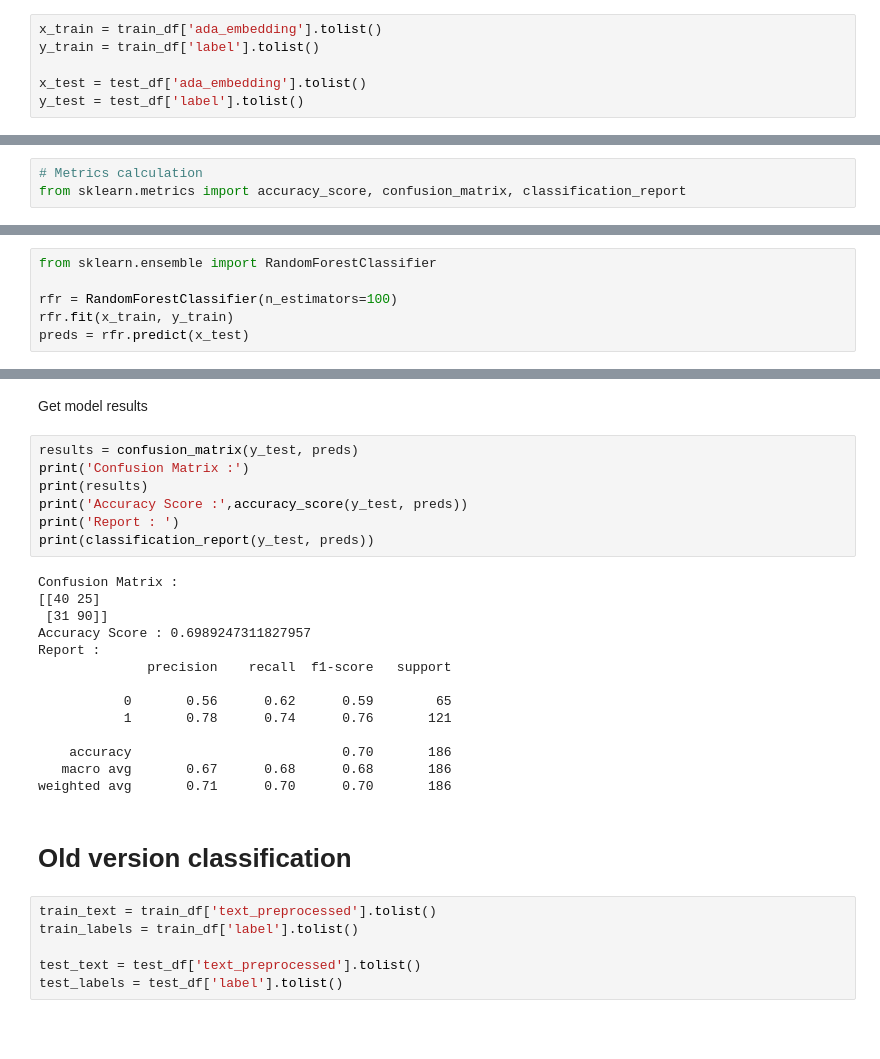
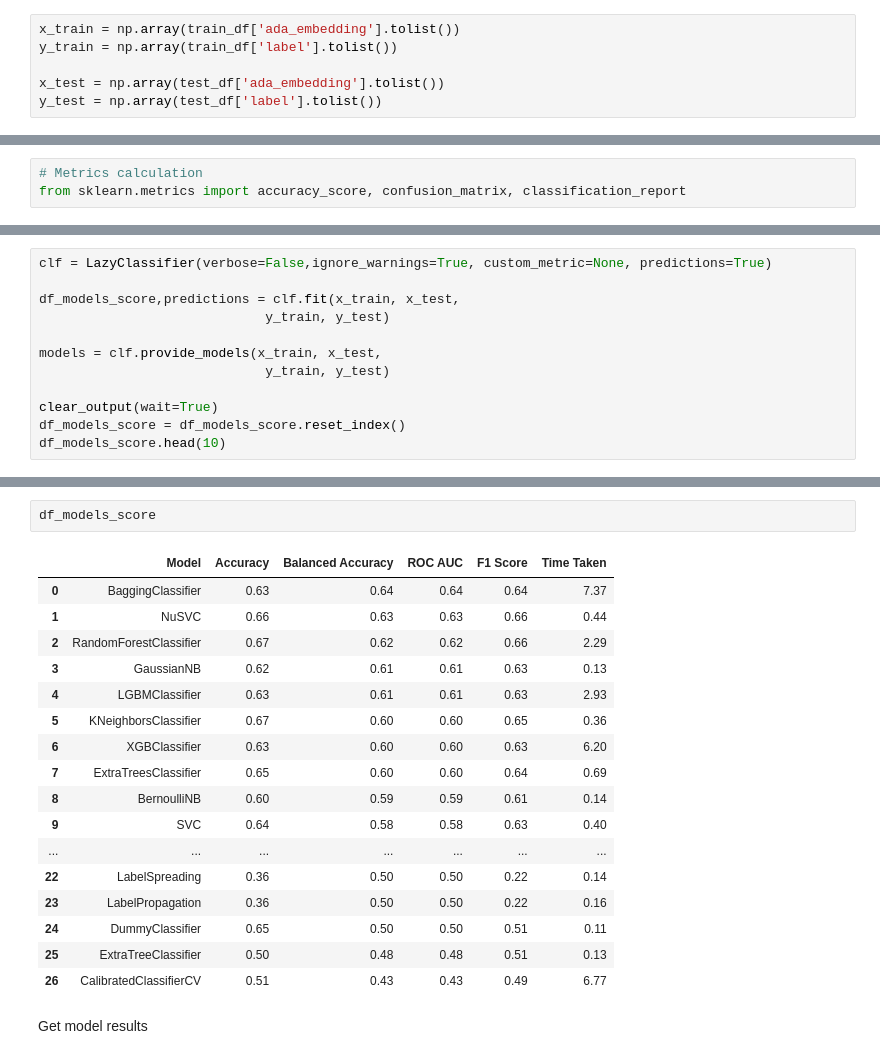
Before and after one commit to DCandelero/Automatic-detection-of-violence-against-women-in-texts-in-the-digital-environment, a Jupyter notebook: src/ml_text/text_main.ipynb, the cells around one changed output, grey strips where cells are left out. Cells and saved outputs as stored; diff of their text form; blank space fills up the shorter version.

```diff
--- a/src/ml_text/text_main.ipynb
+++ b/src/ml_text/text_main.ipynb
@@ -49,11 +73,11 @@ else:
 # %% [markdown]
 ### Prepare model input
 # %%
-x_train = train_df['ada_embedding'].tolist()
-y_train = train_df['label'].tolist()
+x_train = np.array(train_df['ada_embedding'].tolist())
+y_train = np.array(train_df['label'].tolist())
 
-x_test = test_df['ada_embedding'].tolist()
-y_test = test_df['label'].tolist()
+x_test = np.array(test_df['ada_embedding'].tolist())
+y_test = np.array(test_df['label'].tolist())
 # %% [markdown]
 # Train models
 # %% [markdown]
@@ -68,6 +92,12 @@ Train model
-# %%
-from sklearn.ensemble import RandomForestClassifier
-
-rfr = RandomForestClassifier(n_estimators=100)
-rfr.fit(x_train, y_train)
-preds = rfr.predict(x_test)
+# %%
+clf = LazyClassifier(verbose=False,ignore_warnings=True, custom_metric=None, predictions=True)
+
+df_models_score,predictions = clf.fit(x_train, x_test,
+                             y_train, y_test)
+
+models = clf.provide_models(x_train, x_test,
+                             y_train, y_test)
+
+clear_output(wait=True)
+df_models_score = df_models_score.reset_index()
+df_models_score.head(10)
@@ -74,31 +116,22 @@ preds = rfr.predict(x_test)
+# %%
+df_models_score
+# %% [output]
+|  | Model | Accuracy | Balanced Accuracy | ROC AUC | F1 Score | Time Taken |
+| 0 | BaggingClassifier | 0.63 | 0.64 | 0.64 | 0.64 | 7.37 |
+| 1 | NuSVC | 0.66 | 0.63 | 0.63 | 0.66 | 0.44 |
+| 2 | RandomForestClassifier | 0.67 | 0.62 | 0.62 | 0.66 | 2.29 |
+| 3 | GaussianNB | 0.62 | 0.61 | 0.61 | 0.63 | 0.13 |
+| 4 | LGBMClassifier | 0.63 | 0.61 | 0.61 | 0.63 | 2.93 |
+| 5 | KNeighborsClassifier | 0.67 | 0.60 | 0.60 | 0.65 | 0.36 |
+| 6 | XGBClassifier | 0.63 | 0.60 | 0.60 | 0.63 | 6.20 |
+| 7 | ExtraTreesClassifier | 0.65 | 0.60 | 0.60 | 0.64 | 0.69 |
+| 8 | BernoulliNB | 0.60 | 0.59 | 0.59 | 0.61 | 0.14 |
+| 9 | SVC | 0.64 | 0.58 | 0.58 | 0.63 | 0.40 |
+| ... | ... | ... | ... | ... | ... | ... |
+| 22 | LabelSpreading | 0.36 | 0.50 | 0.50 | 0.22 | 0.14 |
+| 23 | LabelPropagation | 0.36 | 0.50 | 0.50 | 0.22 | 0.16 |
+| 24 | DummyClassifier | 0.65 | 0.50 | 0.50 | 0.51 | 0.11 |
+| 25 | ExtraTreeClassifier | 0.50 | 0.48 | 0.48 | 0.51 | 0.13 |
+| 26 | CalibratedClassifierCV | 0.51 | 0.43 | 0.43 | 0.49 | 6.77 |
 # %% [markdown]
 Get model results
-# %%
-results = confusion_matrix(y_test, preds)
-print('Confusion Matrix :')
-print(results)
-print('Accuracy Score :',accuracy_score(y_test, preds))
-print('Report : ')
-print(classification_report(y_test, preds))
-# %% [output]
-Confusion Matrix :
-[[40 25]
- [31 90]]
-Accuracy Score : 0.6989247311827957
-Report :
-              precision    recall  f1-score   support
-
-           0       0.56      0.62      0.59        65
-           1       0.78      0.74      0.76       121
-
-    accuracy                           0.70       186
-   macro avg       0.67      0.68      0.68       186
-weighted avg       0.71      0.70      0.70       186
-# %% [markdown]
-# Old version classification
-# %%
-train_text = train_df['text_preprocessed'].tolist()
-train_labels = train_df['label'].tolist()
-
-test_text = test_df['text_preprocessed'].tolist()
-test_labels = test_df['label'].tolist()
```
Also changed, not shown: parts of 25 cells of this notebook, 2 other files.
